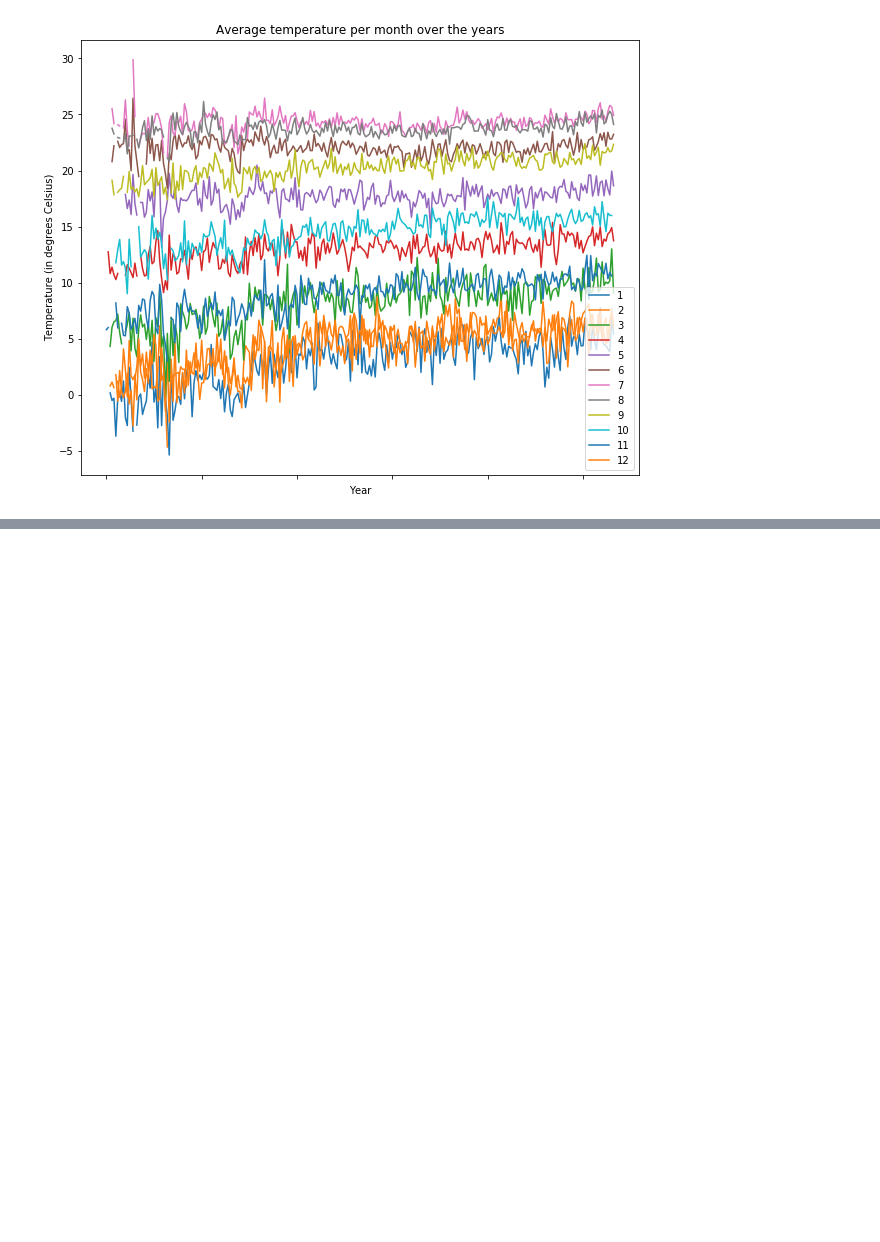
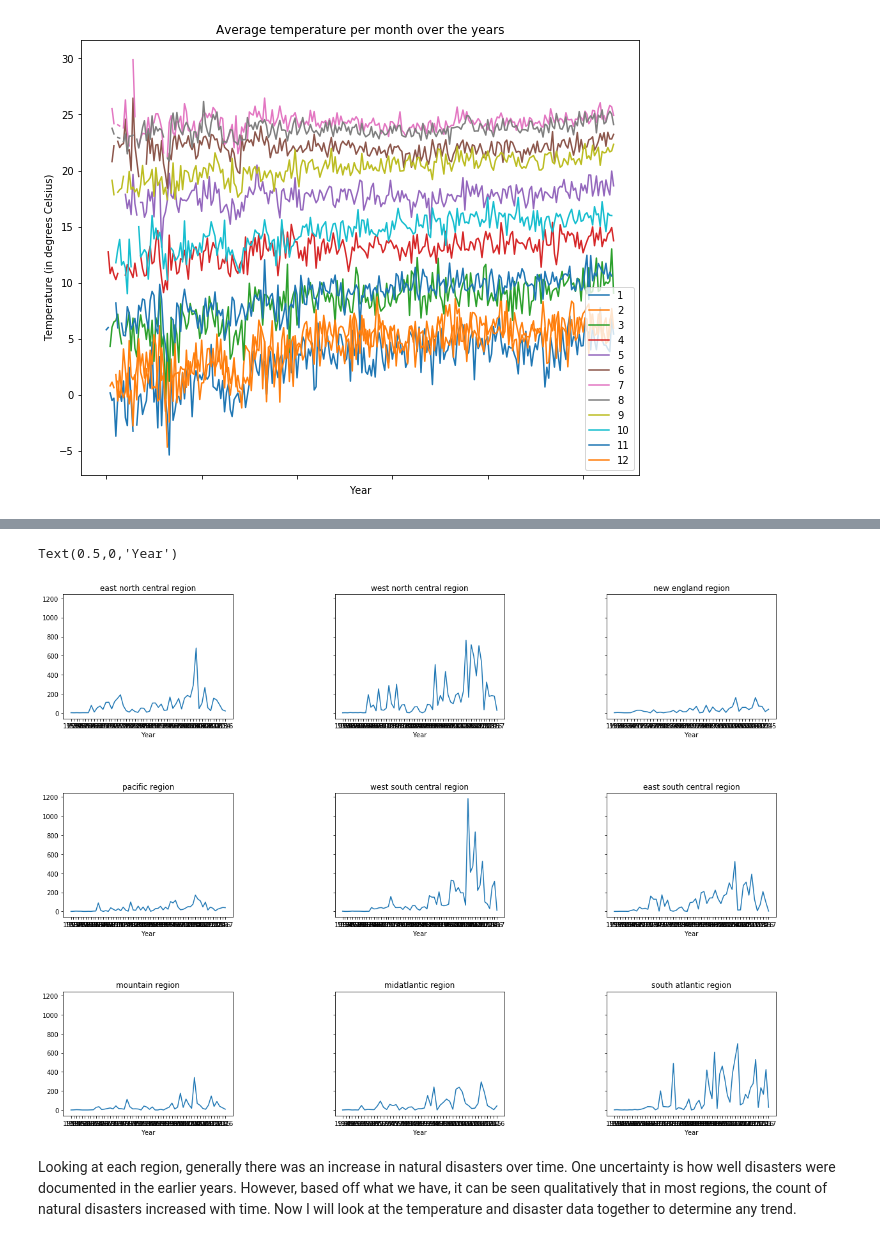
Before and after one commit to karahahn/Springboard_Capstone1, a Jupyter notebook: Data Storytelling.ipynb, the cells around one changed output, grey strips where cells are left out. Cells and saved outputs as stored; diff of their text form; code cells hidden in the pictures; blank space fills up the shorter version.

```diff
--- a/Data Storytelling.ipynb
+++ b/Data Storytelling.ipynb
@@ -495,0 +557,4 @@ print('min year = ', df_central['AverageTemperature'].idxmin(), ', max year = ',
+# %%
+disaster_region = disaster.copy()
+disaster_region['region'] = disaster_region['State'].map(d)
+disaster_region.head()
@@ -495,0 +568,53 @@ print('min year = ', df_central['AverageTemperature'].idxmin(), ', max year = ',
+# %%
+fig, ax = plt.subplots(3,3,sharey='all',figsize=(20,15))
+fig.subplots_adjust(hspace=.6, wspace=.6)
+
+east_north_central_region = disaster_region[disaster_region['region']=='east north central region'].groupby('Year').agg('count')[['Declaration Type']]
+ax[0,0].plot(east_north_central_region)
+ax[0,0].set_title('east north central region')
+ax[0,0].set_xlabel('Year')
+
+west_north_central_region = disaster_region[disaster_region['region']=='west north central region'].groupby('Year').agg('count')[['Declaration Type']]
+ax[0,1].plot(west_north_central_region)
+ax[0,1].set_title('west north central region')
+ax[0,1].set_xlabel('Year')
+
+new_england_region = disaster_region[disaster_region['region']=='new england region'].groupby('Year').agg('count')[['Declaration Type']]
+ax[0,2].plot(new_england_region)
+ax[0,2].set_title('new england region')
+ax[0,2].set_xlabel('Year')
+
+pacific_region = disaster_region[disaster_region['region']=='pacific region'].groupby('Year').agg('count')[['Declaration Type']]
+ax[1,0].plot(pacific_region)
+ax[1,0].set_title('pacific region')
+ax[1,0].set_xlabel('Year')
+
+west_south_central_region = disaster_region[disaster_region['region']=='west south central region'].groupby('Year').agg('count')[['Declaration Type']]
+ax[1,1].plot(west_south_central_region)
+ax[1,1].set_title('west south central region')
+ax[1,1].set_xlabel('Year')
+
+east_south_central_region = disaster_region[disaster_region['region']=='east south central region'].groupby('Year').agg('count')[['Declaration Type']]
+ax[1,2].plot(east_south_central_region)
+ax[1,2].set_title('east south central region')
+ax[1,2].set_xlabel('Year')
+
+mountain_region = disaster_region[disaster_region['region']=='mountain region'].groupby('Year').agg('count')[['Declaration Type']]
+ax[2,0].plot(mountain_region)
+ax[2,0].set_title('mountain region')
+ax[2,0].set_xlabel('Year')
+
+midatlantic_region = disaster_region[disaster_region['region']=='midatlantic region'].groupby('Year').agg('count')[['Declaration Type']]
+ax[2,1].plot(midatlantic_region)
+ax[2,1].set_title('midatlantic region')
+ax[2,1].set_xlabel('Year')
+
+south_atlantic_region = disaster_region[disaster_region['region']=='south atlantic region'].groupby('Year').agg('count')[['Declaration Type']]
+ax[2,2].plot(south_atlantic_region)
+ax[2,2].set_title('south atlantic region')
+ax[2,2].set_xlabel('Year')
+# %% [output]
+Text(0.5,0,'Year')
+[figure, added]
+# %% [markdown]
+Looking at each region, generally there was an increase in natural disasters over time. One uncertainty is how well disasters were documented in the earlier years. However, based off what we have, it can be seen qualitatively that in most regions, the count of natural disasters increased with time. Now I will look at the temperature and disaster data together to determine any trend.
```
Also changed, not shown: parts of 32 cells of this notebook.
